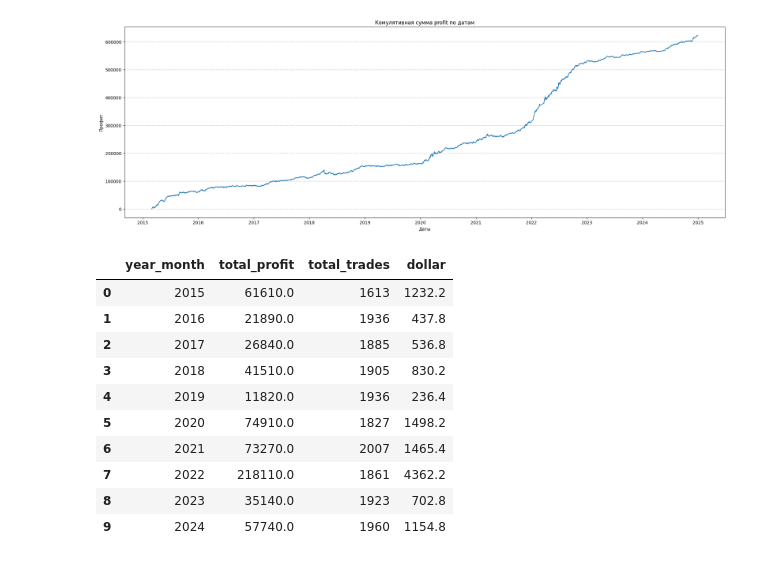
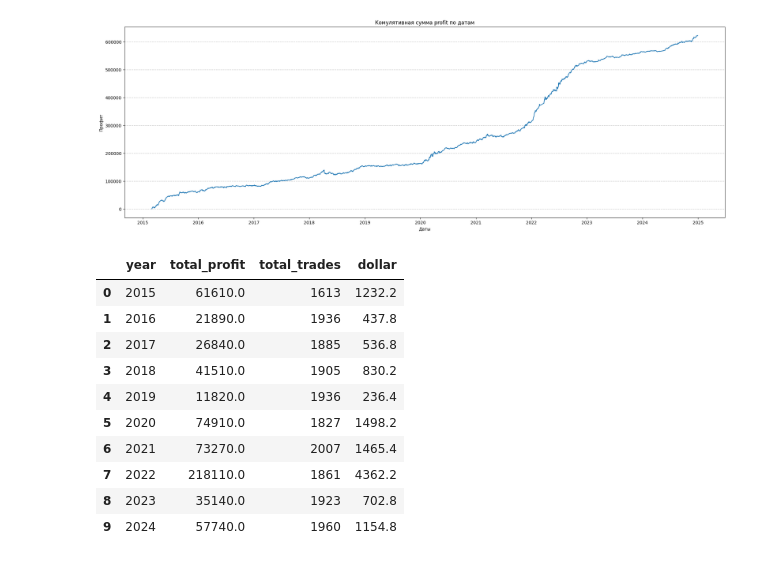
Before and after one commit to Alkor135/pj5_GMTS_trade_research, a Jupyter notebook: RTS_MOEX/RTS_исследования_времени_торговли.ipynb, the cells around one changed output. Drawn from its saved outputs; the diff is of its cells as text; code cells hidden in the pictures.

```diff
--- a/RTS_MOEX/RTS_исследования_времени_торговли.ipynb
+++ b/RTS_MOEX/RTS_исследования_времени_торговли.ipynb
@@ -539,29 +539,29 @@ plt.show()
 # %%
 df_tmp = df_tmp.iloc[0:0]
 
 df_tmp = df_2.copy()
 
 # Убедимся, что колонка с датой в формате datetime
 df_tmp['date'] = pd.to_datetime(df['date'])
 
 # Добавляем колонки для года и месяца
-df_tmp['year_month'] = df_tmp['date'].dt.to_period('Y')  # Год и месяц в формате YYYY-MM
+df_tmp['year'] = df_tmp['date'].dt.to_period('Y')  # Год и месяц в формате YYYY-MM
 
 # Группируем данные по году и месяцу
 df_year_profit = (
-    df_tmp.groupby('year_month')
+    df_tmp.groupby('year')
     .agg(
         total_profit=('profit', 'sum'),    # Сумма прибыли за месяц
         total_trades=('profit', 'count')  # Количество сделок за месяц
     )
     .reset_index()
 )
 
 df_year_profit['dollar'] = df_year_profit['total_profit'] * 0.02
 
 df_year_profit
 # %% [output]
-|  | year_month | total_profit | total_trades | dollar |
+|  | year | total_profit | total_trades | dollar |
 | 0 | 2015 | 61610.0 | 1613 | 1232.2 |
 | 1 | 2016 | 21890.0 | 1936 | 437.8 |
 | 2 | 2017 | 26840.0 | 1885 | 536.8 |
```
